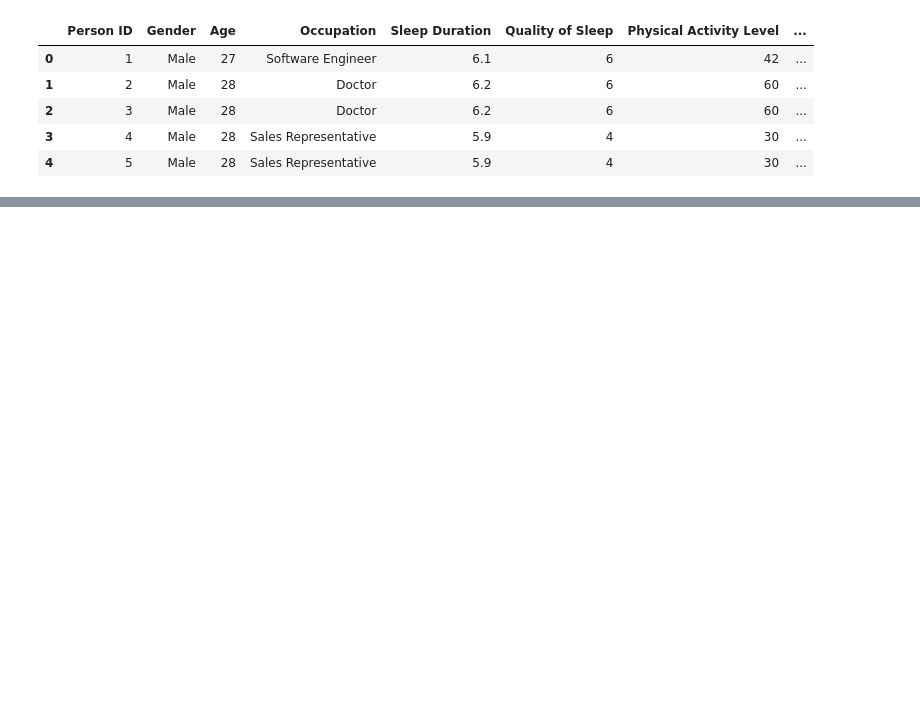
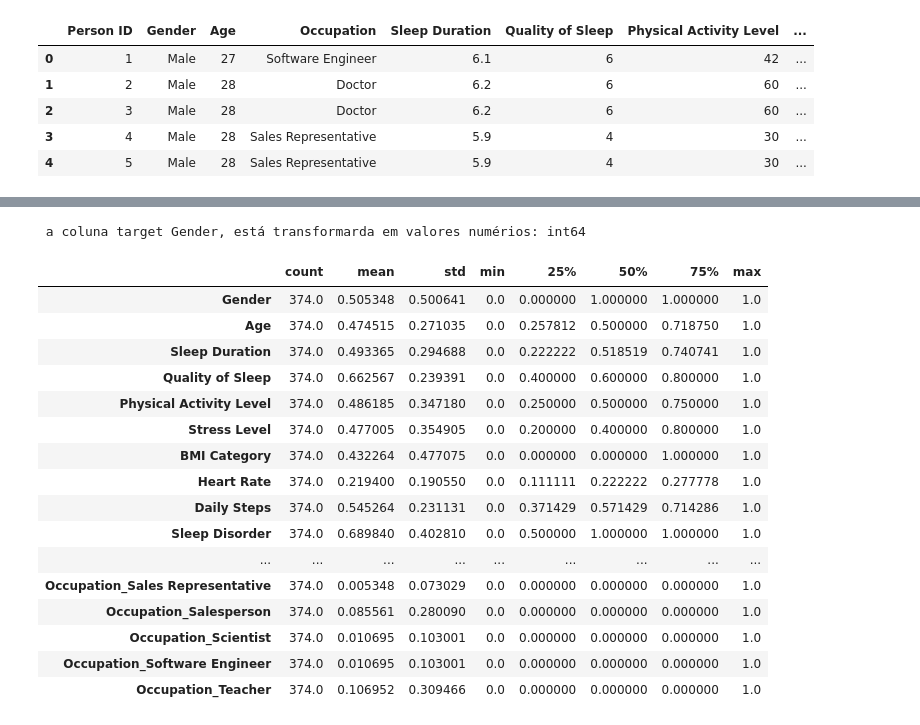
Before and after one commit to HanielPro/SleepHealth-Study-ML, a Jupyter notebook: src/notebook.ipynb, the cells around one changed output, grey strips where cells are left out. Cells and saved outputs as stored; diff of their text form; code cells hidden in the pictures; blank space fills up the shorter version.

```diff
--- a/src/notebook.ipynb
+++ b/src/notebook.ipynb
@@ -47,3 +27,20 @@ display(data.head())
 | 2 | 3 | Male | 28 | Doctor | 6.2 | 6 | 60 | ... |
 | 3 | 4 | Male | 28 | Sales Representative | 5.9 | 4 | 30 | ... |
 | 4 | 5 | Male | 28 | Sales Representative | 5.9 | 4 | 30 | ... |
+# %%
+# 3 - Remover Colunas desnecessárias
+try:
+  data.drop(columns=['Person ID'], inplace=True)
+except(Exception):
+    pass
+# 4 - Dividir a Coluna Blood Pressure em duas colunas.
+
+try:
+  data[["Systolic BP","Diastolic BP"]] = data['Blood Pressure'].str.split("/", expand=True)
+  data.drop(columns=['Blood Pressure'], inplace=True)
+except(Exception):
+    pass
+
+# Converter os valores para numérico
+data['Systolic BP'] = pd.to_numeric(data['Systolic BP'])
+data['Diastolic BP'] = pd.to_numeric(data['Diastolic BP'])
@@ -49,0 +155,42 @@ display(data.head())
+# %%
+# 2 - Transformar os labels em numérico
+# Check basic data summary for numeric variables
+
+# Deixarei como uma variável, caso seja preciso mudar, algum dia
+target_col ="Gender"
+data[target_col] = label_encoder.fit_transform(data[target_col])
+
+print(f" a coluna target {target_col}, está transformarda em valores numérios: {data[target_col].dtype}")
+# %% [output]
+ a coluna target Gender, está transformarda em valores numérios: int64
+# %%
+# 3 - Normalizar os atributos na escala 0..1
+from sklearn.preprocessing import MinMaxScaler
+
+# Min- Max
+scaler = MinMaxScaler()
+data_normalized = scaler.fit_transform(data)
+data_normalized = pd.DataFrame(data_normalized, columns=data.columns)
+#data_normalized.drop(columns=[target_col], inplace=True)
+
+#display(data_normalized)
+
+display(data_normalized.describe().T)
+# %% [output]
+|  | count | mean | std | min | 25% | 50% | 75% | max |
+| Gender | 374.0 | 0.505348 | 0.500641 | 0.0 | 0.000000 | 1.000000 | 1.000000 | 1.0 |
+| Age | 374.0 | 0.474515 | 0.271035 | 0.0 | 0.257812 | 0.500000 | 0.718750 | 1.0 |
+| Sleep Duration | 374.0 | 0.493365 | 0.294688 | 0.0 | 0.222222 | 0.518519 | 0.740741 | 1.0 |
+| Quality of Sleep | 374.0 | 0.662567 | 0.239391 | 0.0 | 0.400000 | 0.600000 | 0.800000 | 1.0 |
+| Physical Activity Level | 374.0 | 0.486185 | 0.347180 | 0.0 | 0.250000 | 0.500000 | 0.750000 | 1.0 |
+| Stress Level | 374.0 | 0.477005 | 0.354905 | 0.0 | 0.200000 | 0.400000 | 0.800000 | 1.0 |
+| BMI Category | 374.0 | 0.432264 | 0.477075 | 0.0 | 0.000000 | 0.000000 | 1.000000 | 1.0 |
+| Heart Rate | 374.0 | 0.219400 | 0.190550 | 0.0 | 0.111111 | 0.222222 | 0.277778 | 1.0 |
+| Daily Steps | 374.0 | 0.545264 | 0.231131 | 0.0 | 0.371429 | 0.571429 | 0.714286 | 1.0 |
+| Sleep Disorder | 374.0 | 0.689840 | 0.402810 | 0.0 | 0.500000 | 1.000000 | 1.000000 | 1.0 |
+| ... | ... | ... | ... | ... | ... | ... | ... | ... |
+| Occupation_Sales Representative | 374.0 | 0.005348 | 0.073029 | 0.0 | 0.000000 | 0.000000 | 0.000000 | 1.0 |
+| Occupation_Salesperson | 374.0 | 0.085561 | 0.280090 | 0.0 | 0.000000 | 0.000000 | 0.000000 | 1.0 |
+| Occupation_Scientist | 374.0 | 0.010695 | 0.103001 | 0.0 | 0.000000 | 0.000000 | 0.000000 | 1.0 |
+| Occupation_Software Engineer | 374.0 | 0.010695 | 0.103001 | 0.0 | 0.000000 | 0.000000 | 0.000000 | 1.0 |
+| Occupation_Teacher | 374.0 | 0.106952 | 0.309466 | 0.0 | 0.000000 | 0.000000 | 0.000000 | 1.0 |
```
Also changed, not shown: parts of 12 cells of this notebook.
